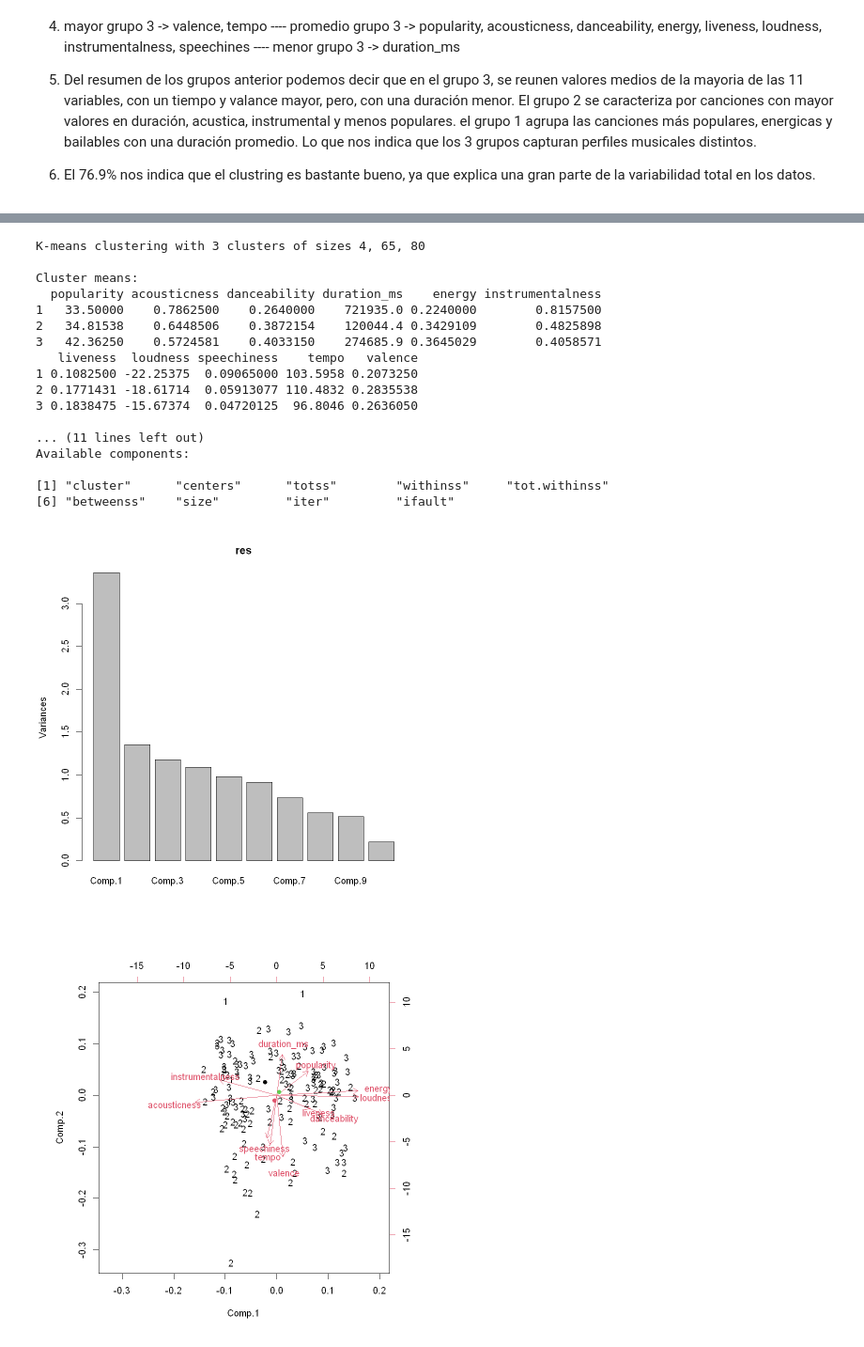
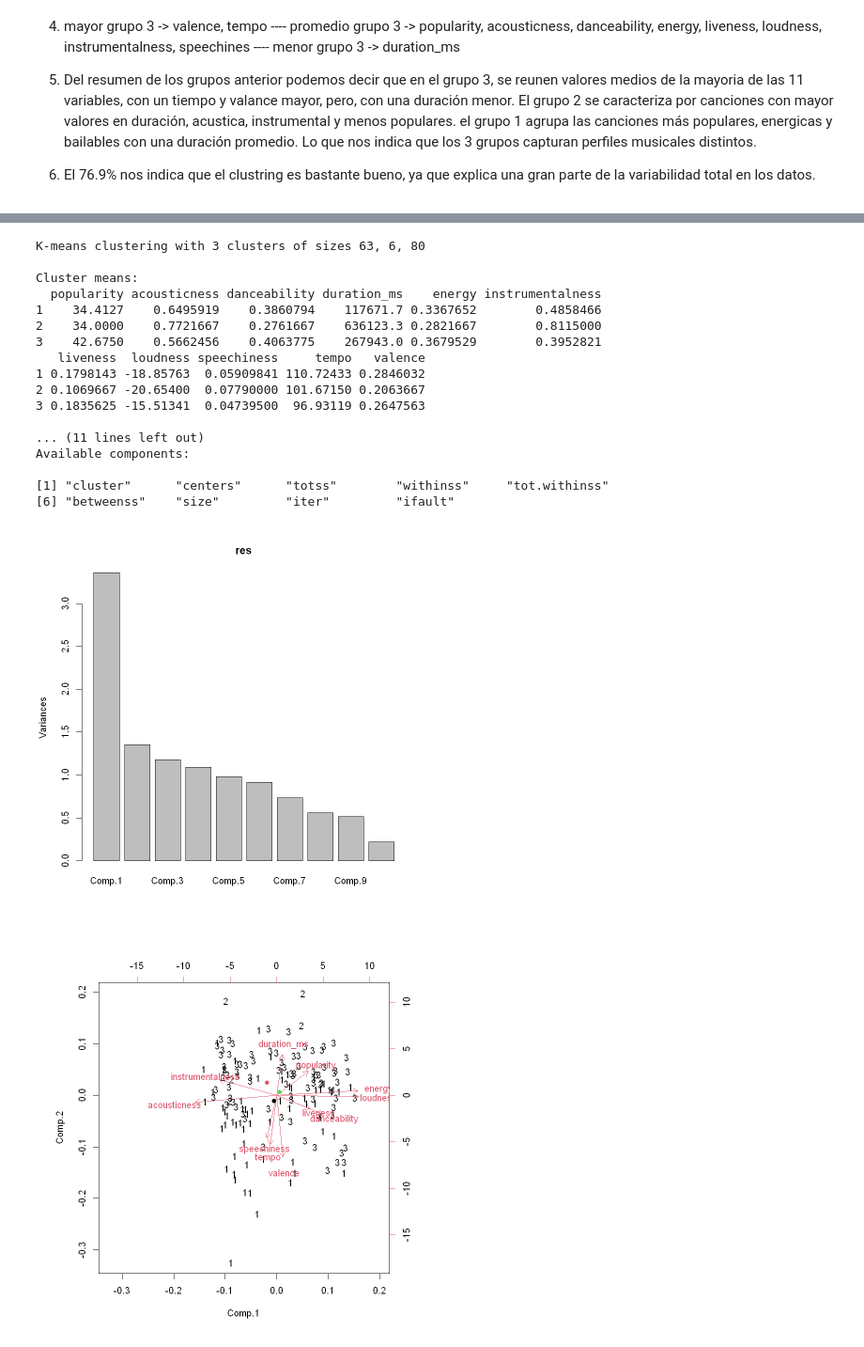
Before and after one commit to jorge-25/PCA, a Jupyter notebook: Clustering/Clustering_Notebook1.ipynb, the cells around one changed output, grey strips where cells are left out. Shown at 94% size. Drawn from its saved outputs; the diff is of its cells as text; code cells hidden in the pictures.

```diff
--- a/Clustering/Clustering_Notebook1.ipynb
+++ b/Clustering/Clustering_Notebook1.ipynb
@@ -414,10 +411,10 @@ res <- princomp(datosMusica, cor=TRUE)
 res$loadings
 print(res)
 plot(res)
-res2 <- predict(res,cl$centers)
+res2 <- predict(res,km3$centers)
 res2
-cl
-biplot(res,xlabs=cl$cluster)
+km3
+biplot(res,xlabs=km3$cluster)
 #grafica los centros de cada grupo en el plano de componentes principales utilizando colores distintos
 points(res2[,1:2],col=1:k0,pch=19)
 # %% [output]
@@ -456,19 +453,19 @@ A matrix: 3 × 11 of type dbl
-K-means clustering with 3 clusters of sizes 4, 65, 80
+K-means clustering with 3 clusters of sizes 63, 6, 80
 
 Cluster means:
   popularity acousticness danceability duration_ms    energy instrumentalness
-1   33.50000    0.7862500    0.2640000    721935.0 0.2240000        0.8157500
-2   34.81538    0.6448506    0.3872154    120044.4 0.3429109        0.4825898
-3   42.36250    0.5724581    0.4033150    274685.9 0.3645029        0.4058571
-   liveness  loudness speechiness    tempo   valence
-1 0.1082500 -22.25375  0.09065000 103.5958 0.2073250
-2 0.1771431 -18.61714  0.05913077 110.4832 0.2835538
-3 0.1838475 -15.67374  0.04720125  96.8046 0.2636050
+1    34.4127    0.6495919    0.3860794    117671.7 0.3367652        0.4858466
+2    34.0000    0.7721667    0.2761667    636123.3 0.2821667        0.8115000
+3    42.6750    0.5662456    0.4063775    267943.0 0.3679529        0.3952821
+   liveness  loudness speechiness     tempo   valence
+1 0.1798143 -18.85763  0.05909841 110.72433 0.2846032
+2 0.1069667 -20.65400  0.07790000 101.67150 0.2063667
+3 0.1835625 -15.51341  0.04739500  96.93119 0.2647563
 
 ... (11 lines left out)
 Available components:
 
 [1] "cluster"      "centers"      "totss"        "withinss"     "tot.withinss"
 [6] "betweenss"    "size"         "iter"         "ifault"
 [figure]
-[figure, old version]
+[figure, new version]
```
Also changed, not shown: parts of 10 cells of this notebook.
